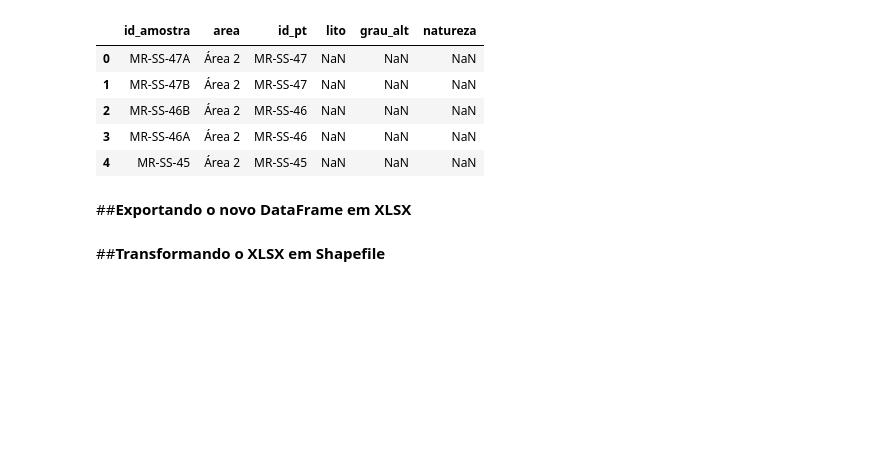
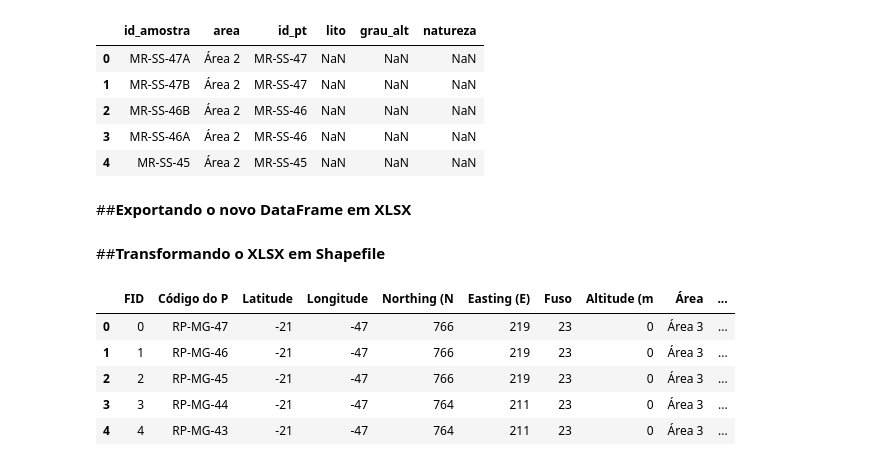
Before and after one commit to LuizFelipe-FF/Script-Tutorial-Python, a Jupyter notebook: Script Tutorial.ipynb, the cells around one changed output. Cells and saved outputs as stored; diff of their text form; code cells hidden in the pictures; blank space fills up the shorter version.

```diff
--- a/Script Tutorial.ipynb
+++ b/Script Tutorial.ipynb
@@ -174,0 +178,9 @@ from shapely.geometry import Point
+# %%
+shp_pontos.head(5)
+# %% [output]
+|  | FID | Código do P | Latitude | Longitude | Northing (N | Easting (E) | Fuso | Altitude (m | Área | ... |
+| 0 | 0 | RP-MG-47 | -21 | -47 | 766 | 219 | 23 | 0 | Área 3 | ... |
+| 1 | 1 | RP-MG-46 | -21 | -47 | 766 | 219 | 23 | 0 | Área 3 | ... |
+| 2 | 2 | RP-MG-45 | -21 | -47 | 766 | 219 | 23 | 0 | Área 3 | ... |
+| 3 | 3 | RP-MG-44 | -21 | -47 | 764 | 211 | 23 | 0 | Área 3 | ... |
+| 4 | 4 | RP-MG-43 | -21 | -47 | 764 | 211 | 23 | 0 | Área 3 | ... |
```
Also changed, not shown: parts of 13 cells of this notebook.
